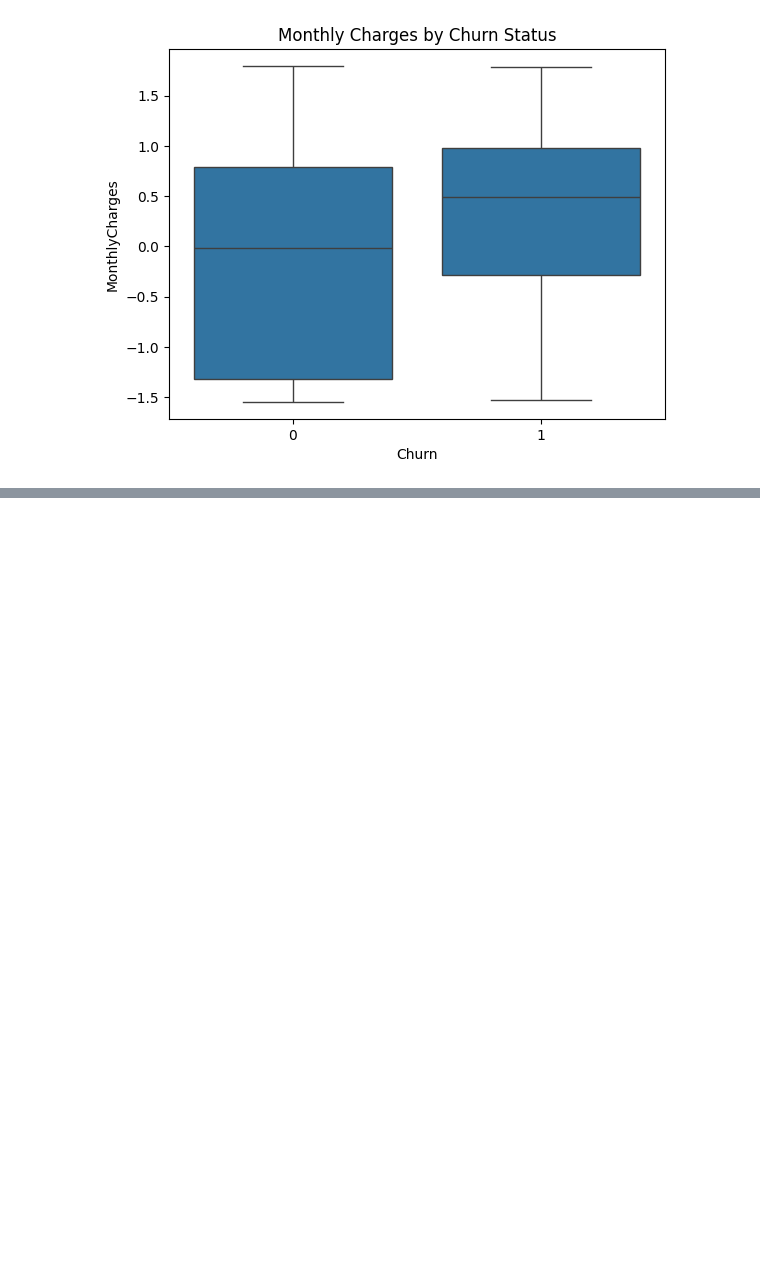
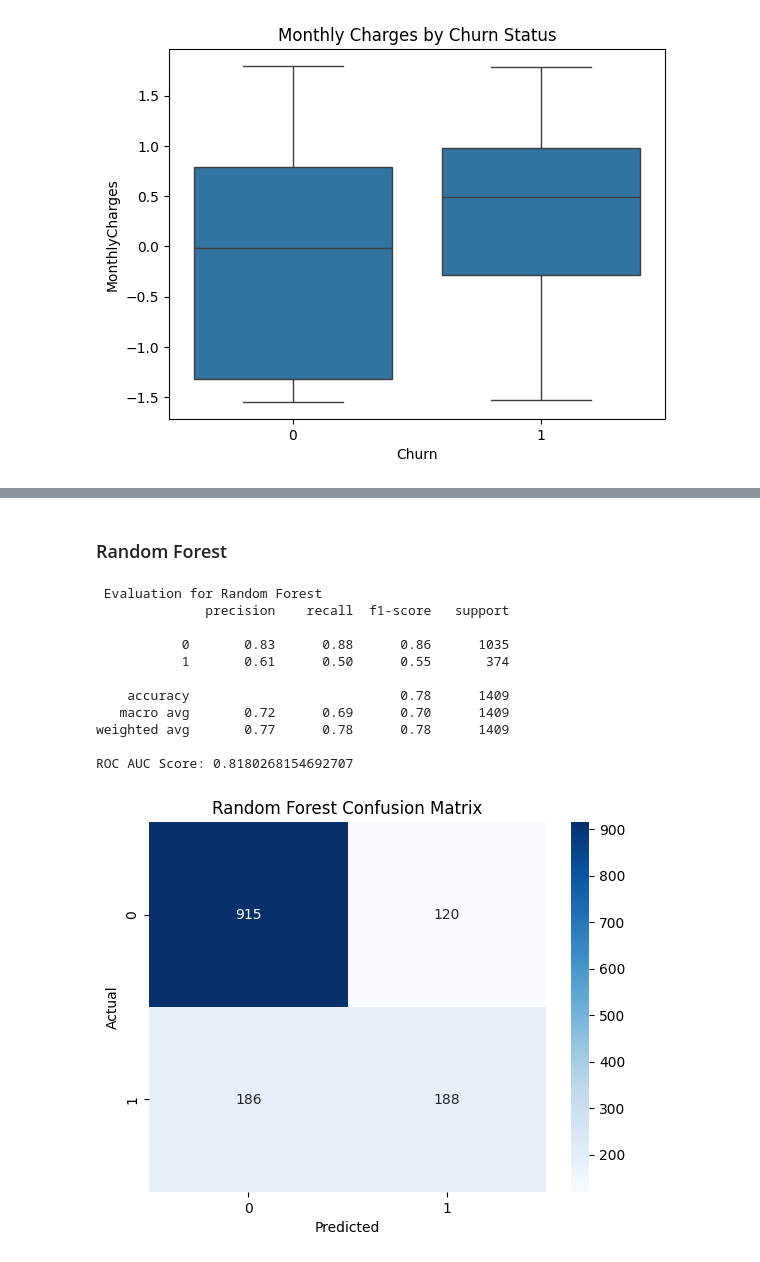
Before and after one commit to EbEmad/churn-mlops, a Jupyter notebook: notebooks/test.ipynb, the cells around one changed output, grey strips where cells are left out. Cells and saved outputs as stored; diff of their text form; code cells hidden in the pictures; blank space fills up the shorter version.

```diff
--- a/notebooks/test.ipynb
+++ b/notebooks/test.ipynb
@@ -229,0 +310,19 @@ plt.show()
+# %% [markdown]
+### Random Forest
+# %%
+rf=RandomForestClassifier(n_estimators=100,random_state=42)
+rf.fit(x_train,y_train)
+evaluate_model(rf, x_test, y_test, "Random Forest")
+# %% [output]
+ Evaluation for Random Forest
+              precision    recall  f1-score   support
+
+           0       0.83      0.88      0.86      1035
+           1       0.61      0.50      0.55       374
+
+    accuracy                           0.78      1409
+   macro avg       0.72      0.69      0.70      1409
+weighted avg       0.77      0.78      0.78      1409
+
+ROC AUC Score: 0.8180268154692707
+[figure, added]
```
Also changed, not shown: parts of 18 cells of this notebook.
